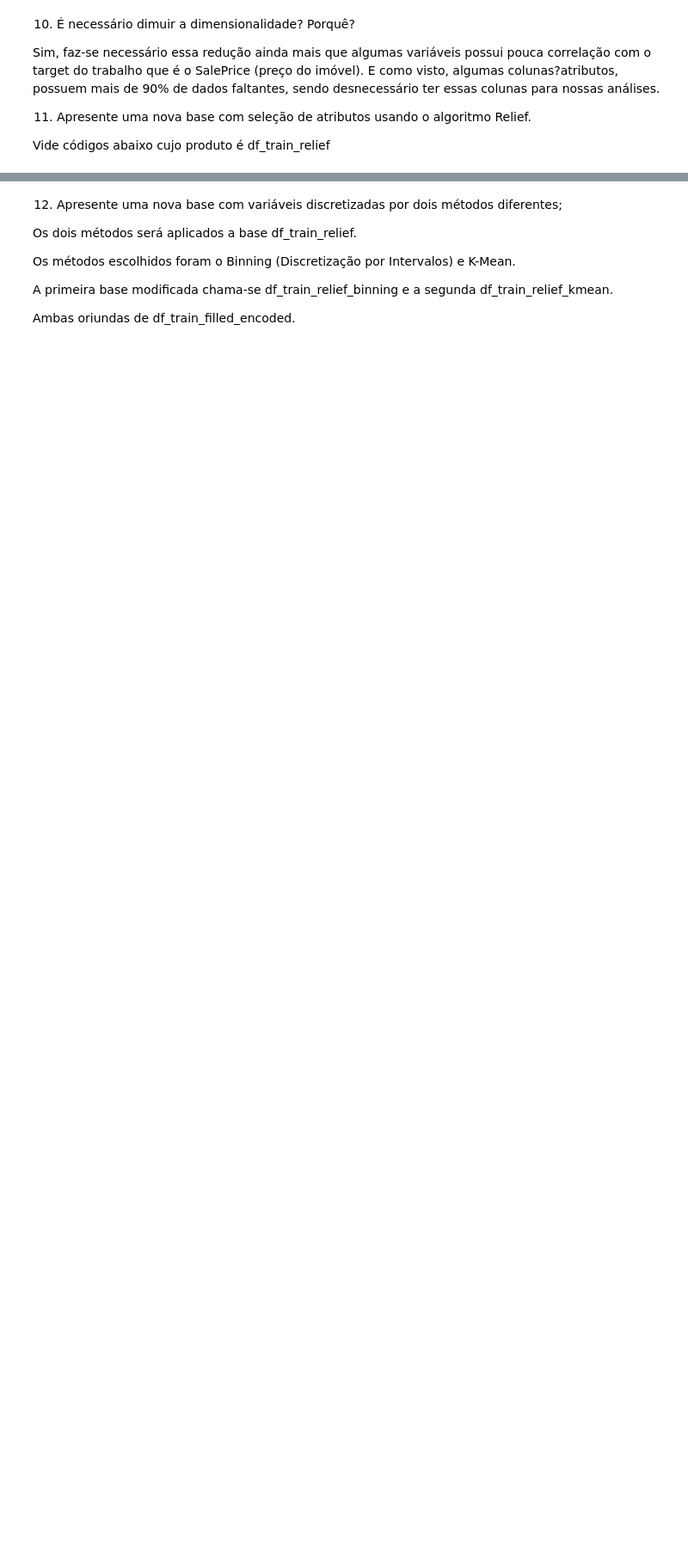
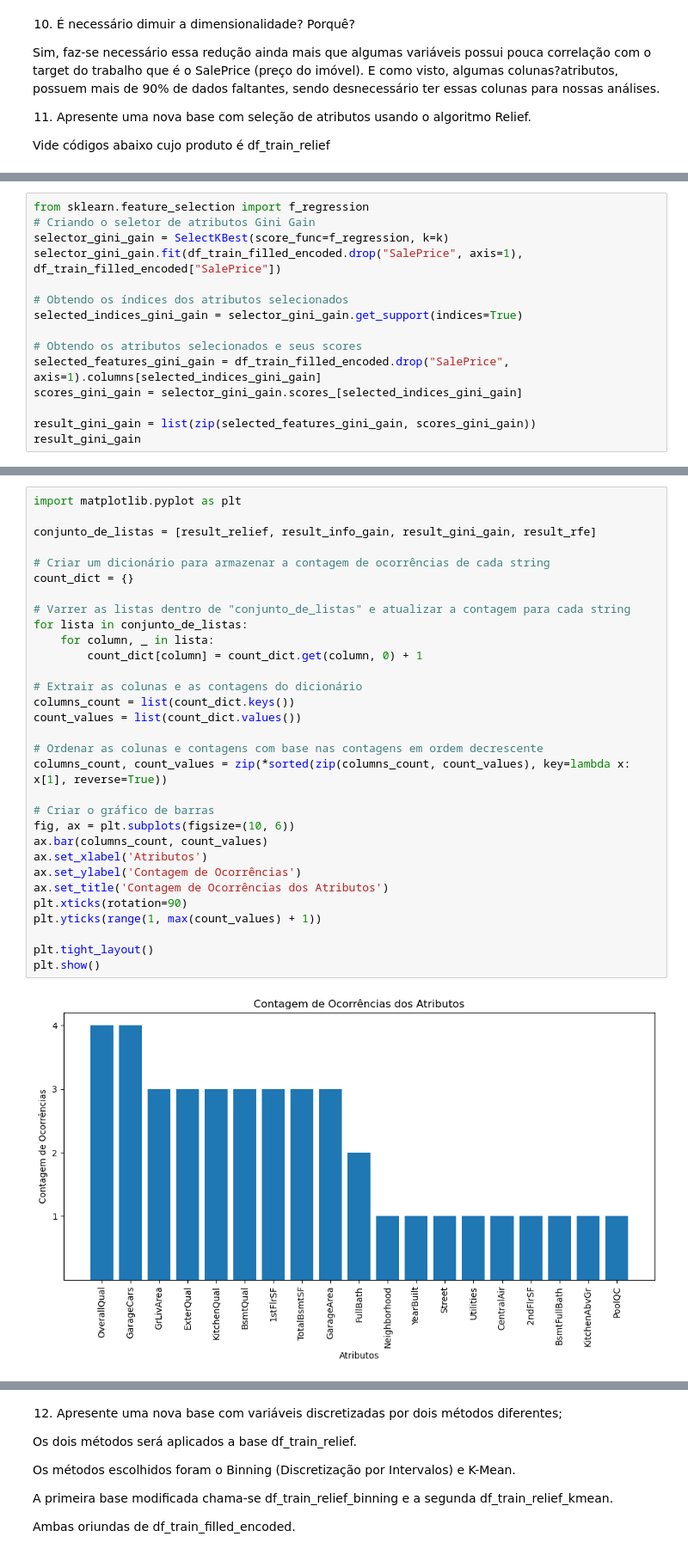
Before and after one commit to viniciusparede/house-prices-prediction-ppgia, a Jupyter notebook: notebooks/entrega_novo.ipynb, the cells around one changed output, grey strips where cells are left out. Shown at 86% size. Cells and saved outputs as stored; diff of their text form; blank space fills up the shorter version.

Commit message:
Relief refeito e adicionado mais 3 métodos

```diff
--- a/notebooks/entrega_novo.ipynb
+++ b/notebooks/entrega_novo.ipynb
@@ -510,0 +708,15 @@ df_train_relief
+# %%
+from sklearn.feature_selection import f_regression
+# Criando o seletor de atributos Gini Gain
+selector_gini_gain = SelectKBest(score_func=f_regression, k=k)
+selector_gini_gain.fit(df_train_filled_encoded.drop("SalePrice", axis=1), df_train_filled_encoded["SalePrice"])
+
+# Obtendo os índices dos atributos selecionados
+selected_indices_gini_gain = selector_gini_gain.get_support(indices=True)
+
+# Obtendo os atributos selecionados e seus scores
+selected_features_gini_gain = df_train_filled_encoded.drop("SalePrice", axis=1).columns[selected_indices_gini_gain]
+scores_gini_gain = selector_gini_gain.scores_[selected_indices_gini_gain]
+
+result_gini_gain = list(zip(selected_features_gini_gain, scores_gini_gain))
+result_gini_gain
@@ -510,0 +734,33 @@ df_train_relief
+# %%
+import matplotlib.pyplot as plt
+
+conjunto_de_listas = [result_relief, result_info_gain, result_gini_gain, result_rfe]
+
+# Criar um dicionário para armazenar a contagem de ocorrências de cada string
+count_dict = {}
+
+# Varrer as listas dentro de "conjunto_de_listas" e atualizar a contagem para cada string
+for lista in conjunto_de_listas:
+    for column, _ in lista:
+        count_dict[column] = count_dict.get(column, 0) + 1
+
+# Extrair as colunas e as contagens do dicionário
+columns_count = list(count_dict.keys())
+count_values = list(count_dict.values())
+
+# Ordenar as colunas e contagens com base nas contagens em ordem decrescente
+columns_count, count_values = zip(*sorted(zip(columns_count, count_values), key=lambda x: x[1], reverse=True))
+
+# Criar o gráfico de barras
+fig, ax = plt.subplots(figsize=(10, 6))
+ax.bar(columns_count, count_values)
+ax.set_xlabel('Atributos')
+ax.set_ylabel('Contagem de Ocorrências')
+ax.set_title('Contagem de Ocorrências dos Atributos')
+plt.xticks(rotation=90)
+plt.yticks(range(1, max(count_values) + 1))
+
+plt.tight_layout()
+plt.show()
+# %% [output]
+[figure, added]
```
Also changed, not shown: parts of 29 cells of this notebook.
